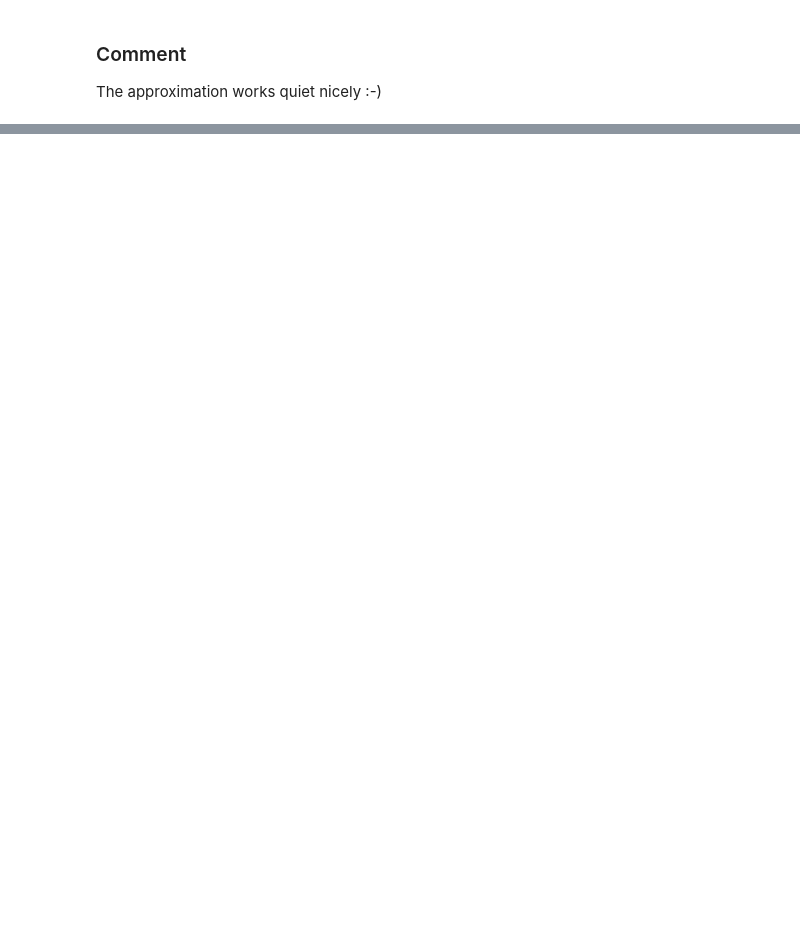
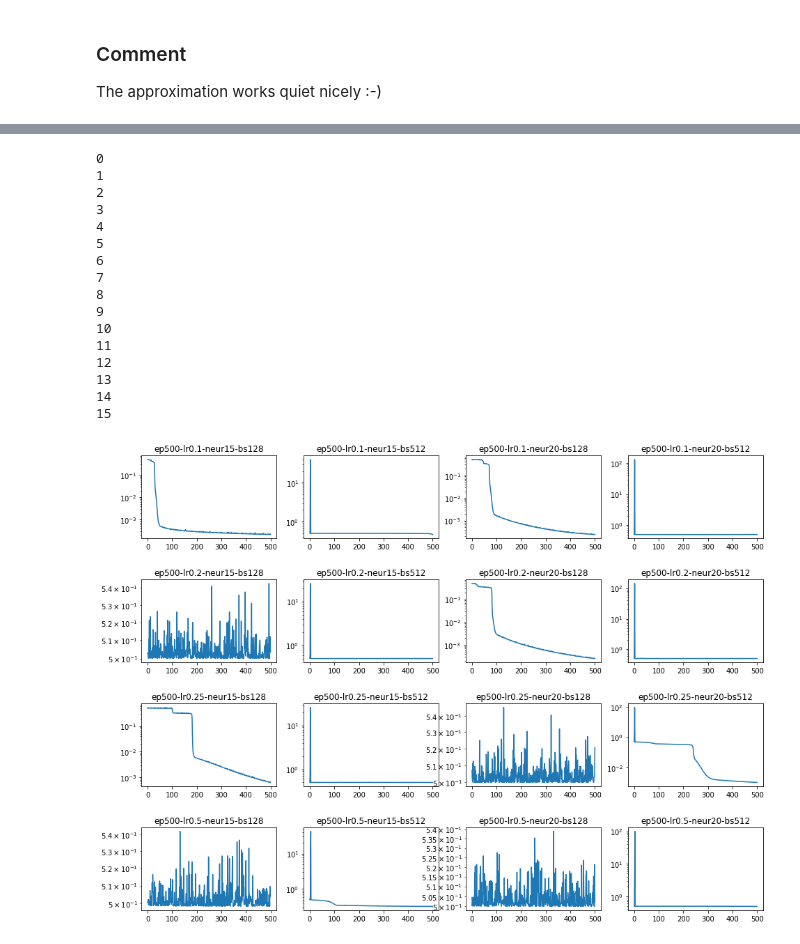
Before and after one commit to codax0r/mse-delearn, a Jupyter notebook: jeh/w3-function_approximation_stud.ipynb, the cells around one changed output, grey strips where cells are left out. Cells and saved outputs as stored; diff of their text form; code cells hidden in the pictures; blank space fills up the shorter version.

```diff
--- a/jeh/w3-function_approximation_stud.ipynb
+++ b/jeh/w3-function_approximation_stud.ipynb
@@ -409,3 +436,14 @@ plt.plot(X_test[0,:],Ypred_test[0,:],'r-')
 # %% [markdown]
 ### Comment
 The approximation works quiet nicely :-)
+# %%
+result_set = {}
+for ep in [500, 1500, 2000]:
+    for lr in [.1, .2, .25, .5]:
+        for neur in [15, 20]:
+            for bs in [128, 512]:
+                key='ep{}-lr{}-neur{}-bs{}'.format(ep, lr, neur, bs)
+
+                result = train(X_train_std, y_train_std, neur, ep,
+                              batchsize=bs, learning_rate=lr)
+                result_set[key] = result
@@ -411,0 +468,3 @@ The approximation works quiet nicely :-)
+# %%
+result_array = list(result_set.items())
+result_array
@@ -411,0 +489,36 @@ The approximation works quiet nicely :-)
+# %%
+def plot_result_set(result_arr, start_idx):
+    fig, axes = plt.subplots(4, 4, figsize=(16, 12))
+    axes = axes.flatten()
+
+    for i, ax in enumerate(axes):
+        j = i + start_idx
+        print(j)
+        _ = ax.set_yscale('log')
+        result = result_arr[j]
+        title = result[0]
+        params, epochs, costs = result[1]
+        _ = ax.set_title(title)
+        _ = ax.plot(epochs, costs)
+    _ = fig.subplots_adjust(hspace=0.5)
+    return fig, axes
+# %%
+fig, ax = plot_result_set(result_array, 0)
+# %% [output]
+0
+1
+2
+3
+4
+5
+6
+7
+8
+9
+10
+11
+12
+13
+14
+15
+[figure, added]
```
Also changed, not shown: parts of 13 cells of this notebook.
